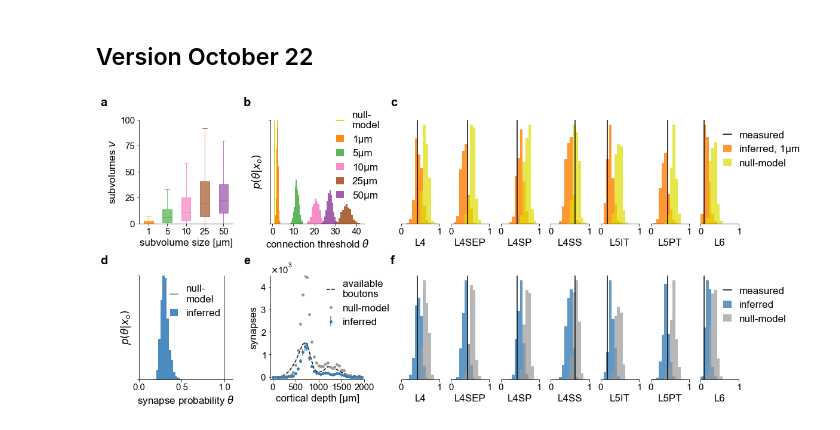
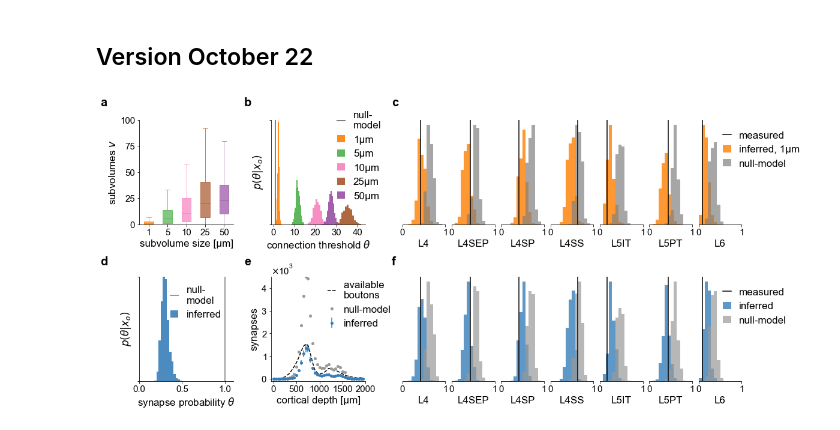
Before and after one commit to mackelab/sbi-for-connectomics, a Jupyter notebook: figures/fig4/figure4-sbi_with_rule_variants.ipynb, the cells around one changed output. Cells and saved outputs as stored; diff of their text form; code cells hidden in the pictures.

```diff
--- a/figures/fig4/figure4-sbi_with_rule_variants.ipynb
+++ b/figures/fig4/figure4-sbi_with_rule_variants.ipynb
@@ -371,10 +371,10 @@ grid1 = outer_grid[0, 0].subgridspec(2, 2, wspace=0.4, hspace=.5)
 ax1 = grid1.subplots()
 # second columns
 grid2 = outer_grid[0, 1].subgridspec(2, 1, wspace=0.0, hspace=.5)
-grid21 = grid2[0, 0].subgridspec(1, 7, wspace=0.3, hspace=0.)
+grid21 = grid2[0, 0].subgridspec(1, 7, wspace=0.15, hspace=0.)
 ax2 = grid21.subplots(subplot_kw=dict(sharey=True))
 
-grid22 = grid2[1, 0].subgridspec(1, 7, wspace=0.3, hspace=0.)
+grid22 = grid2[1, 0].subgridspec(1, 7, wspace=0.15, hspace=0.)
 ax3 = grid22.subplots(subplot_kw=dict(sharey=True))
 
 # Common cubes features
@@ -408,7 +408,9 @@ plt.xticks(np.linspace(0, 40, 5))
 plt.ylim(0, 1)
 plt.yticks([0, 1], ["", ""])
 # plt.axvline(x=1, color=colors[8], label="1µm \nfixed "+r"$\theta=1$", lw=2)
-plt.axvline(x=1, color=colors[8], label="null-\nmodel", lw=2)
+plt.axvline(x=1,
+            color="gray", #colors[8],
+            label="null-\nmodel", lw=2)
 plt.legend(bbox_to_anchor=(0.6, .14), handlelength=handlelength,)
 
 # Subcellular rule posterior
@@ -459,7 +461,7 @@ custom_marginal_plot(ax2, xos_fixed[1].numpy(),
                      show_xlabels=False,
 #                      show_tick_labels=False,  # not implemented
                      num_bins=bins,
-                     color=colors[8],
+                     color="gray", #colors[8],
                      alpha=0.7,
                      plot_legend=False,
                      histtype="stepfilled",)
@@ -530,32 +532,32 @@ plt.legend(handlelength=handlelength,
           )
 num_ticks = 5
 
 from matplotlib import ticker
 formatter = ticker.ScalarFormatter(useMathText=True)
 formatter.set_scientific(True)
 formatter.set_powerlimits((-1,1))
 ax.yaxis.set_major_formatter(formatter)
 
 plt.ylim(-100, 4500)
 plt.yticks(np.linspace(0, 4000, num_ticks))
 # plt.yscale("log")
 plt.xlim(-50, 2000)
 plt.xticks(np.linspace(0, 2000, num_ticks))
 
 # Add Letters.
 weight = "bold"
 fontsize = 20
 x = 0.075
 y = 0.92
 dy = .46
 dx = 0.26
 dx2 = 0.45
 fig.text(x, y, "a", fontsize=fontsize, fontweight=weight)
 fig.text(dx, y, "b", fontsize=fontsize, fontweight=weight)
 fig.text(dx2, y, "c", fontsize=fontsize, fontweight=weight);
 fig.text(x, dy, "d", fontsize=fontsize, fontweight=weight)
 fig.text(dx, dy, "e", fontsize=fontsize, fontweight=weight);
 fig.text(dx2, dy, "f", fontsize=fontsize, fontweight=weight);
 # %% [output]
-[figure, old version]
+[figure, new version]
 # %%
```
Also changed, not shown: parts of 1 cell of this notebook, 31 other files.
